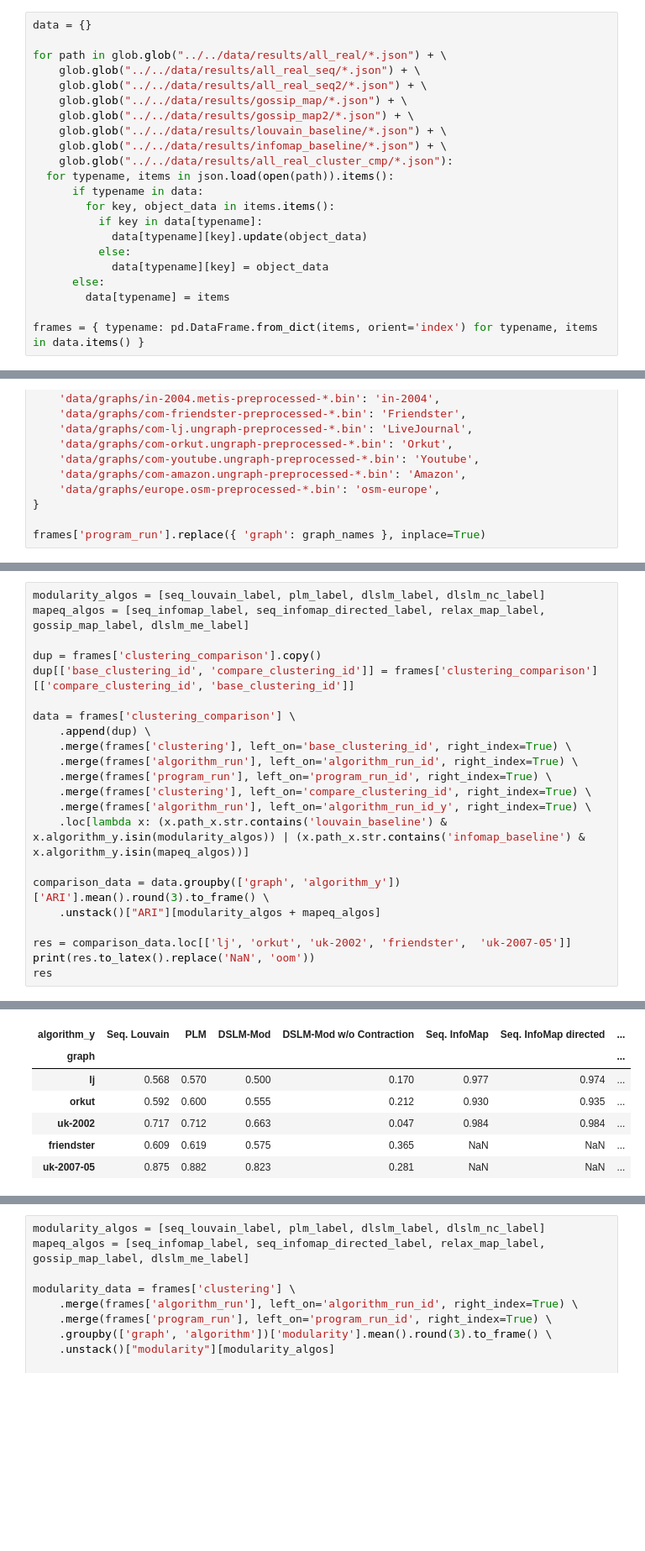
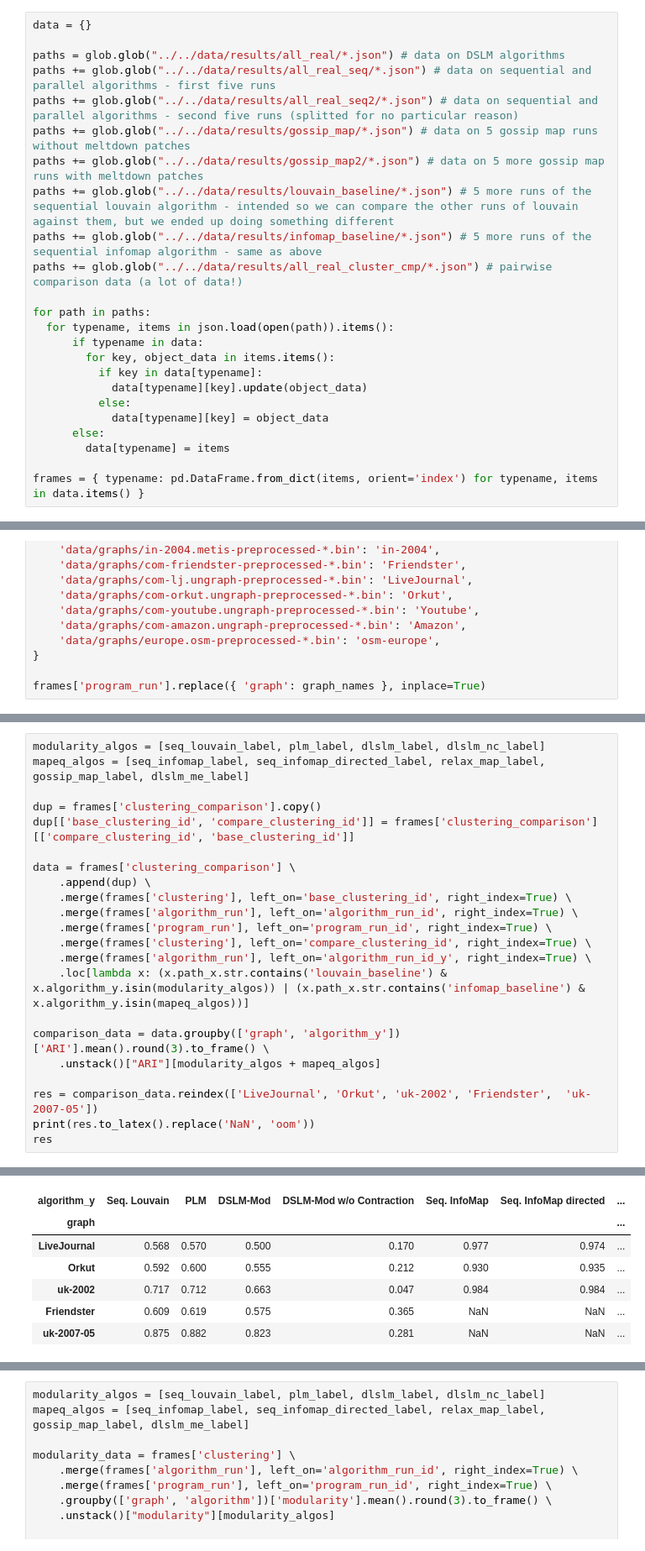
Before and after one commit to kit-algo/distributed_clustering_thrill_evaluation, a Jupyter notebook: notebooks/Paper - Real World Similarities.ipynb, the cells around one changed output, grey strips where cells are left out. Shown: that part at 84% size. Saved outputs shown, nothing was run; the diff lists cells and outputs as text; blank space fills up the shorter version.

```diff
--- a/notebooks/Paper - Real World Similarities.ipynb
+++ b/notebooks/Paper - Real World Similarities.ipynb
@@ -13,14 +17,16 @@ import seaborn
 # %%
 data = {}
 
-for path in glob.glob("../../data/results/all_real/*.json") + \
-    glob.glob("../../data/results/all_real_seq/*.json") + \
-    glob.glob("../../data/results/all_real_seq2/*.json") + \
-    glob.glob("../../data/results/gossip_map/*.json") + \
-    glob.glob("../../data/results/gossip_map2/*.json") + \
-    glob.glob("../../data/results/louvain_baseline/*.json") + \
-    glob.glob("../../data/results/infomap_baseline/*.json") + \
-    glob.glob("../../data/results/all_real_cluster_cmp/*.json"):
+paths = glob.glob("../../data/results/all_real/*.json") # data on DSLM algorithms
+paths += glob.glob("../../data/results/all_real_seq/*.json") # data on sequential and parallel algorithms - first five runs
+paths += glob.glob("../../data/results/all_real_seq2/*.json") # data on sequential and parallel algorithms - second five runs (splitted for no particular reason)
+paths += glob.glob("../../data/results/gossip_map/*.json") # data on 5 gossip map runs without meltdown patches
+paths += glob.glob("../../data/results/gossip_map2/*.json") # data on 5 more gossip map runs with meltdown patches
+paths += glob.glob("../../data/results/louvain_baseline/*.json") # 5 more runs of the sequential louvain algorithm - intended so we can compare the other runs of louvain against them, but we ended up doing something different
+paths += glob.glob("../../data/results/infomap_baseline/*.json") # 5 more runs of the sequential infomap algorithm - same as above
+paths += glob.glob("../../data/results/all_real_cluster_cmp/*.json") # pairwise comparison data (a lot of data!)
+
+for path in paths:
   for typename, items in json.load(open(path)).items():
       if typename in data:
         for key, object_data in items.items():
@@ -95,7 +108,7 @@ data = frames['clustering_comparison'] \
 comparison_data = data.groupby(['graph', 'algorithm_y'])['ARI'].mean().round(3).to_frame() \
     .unstack()["ARI"][modularity_algos + mapeq_algos]
 
-res = comparison_data.loc[['lj', 'orkut', 'uk-2002', 'friendster',  'uk-2007-05']]
+res = comparison_data.reindex(['LiveJournal', 'Orkut', 'uk-2002', 'Friendster',  'uk-2007-05'])
 print(res.to_latex().replace('NaN', 'oom'))
 res
 # %% [output]
@@ -112,9 +125,9 @@ uk-2007-05 &         0.875 &  0.882 &     0.823 &                     0.281 &
 \bottomrule
 \end{tabular}
 | algorithm_y | Seq. Louvain | PLM | DSLM-Mod | DSLM-Mod w/o Contraction | Seq. InfoMap | Seq. InfoMap directed | ... |
 | graph |  |  |  |  |  |  | ... |
-| lj | 0.568 | 0.570 | 0.500 | 0.170 | 0.977 | 0.974 | ... |
-| orkut | 0.592 | 0.600 | 0.555 | 0.212 | 0.930 | 0.935 | ... |
+| LiveJournal | 0.568 | 0.570 | 0.500 | 0.170 | 0.977 | 0.974 | ... |
+| Orkut | 0.592 | 0.600 | 0.555 | 0.212 | 0.930 | 0.935 | ... |
 | uk-2002 | 0.717 | 0.712 | 0.663 | 0.047 | 0.984 | 0.984 | ... |
-| friendster | 0.609 | 0.619 | 0.575 | 0.365 | NaN | NaN | ... |
+| Friendster | 0.609 | 0.619 | 0.575 | 0.365 | NaN | NaN | ... |
 | uk-2007-05 | 0.875 | 0.882 | 0.823 | 0.281 | NaN | NaN | ... |
```
Also changed, not shown: parts of 16 cells of this notebook, 1 other file.
